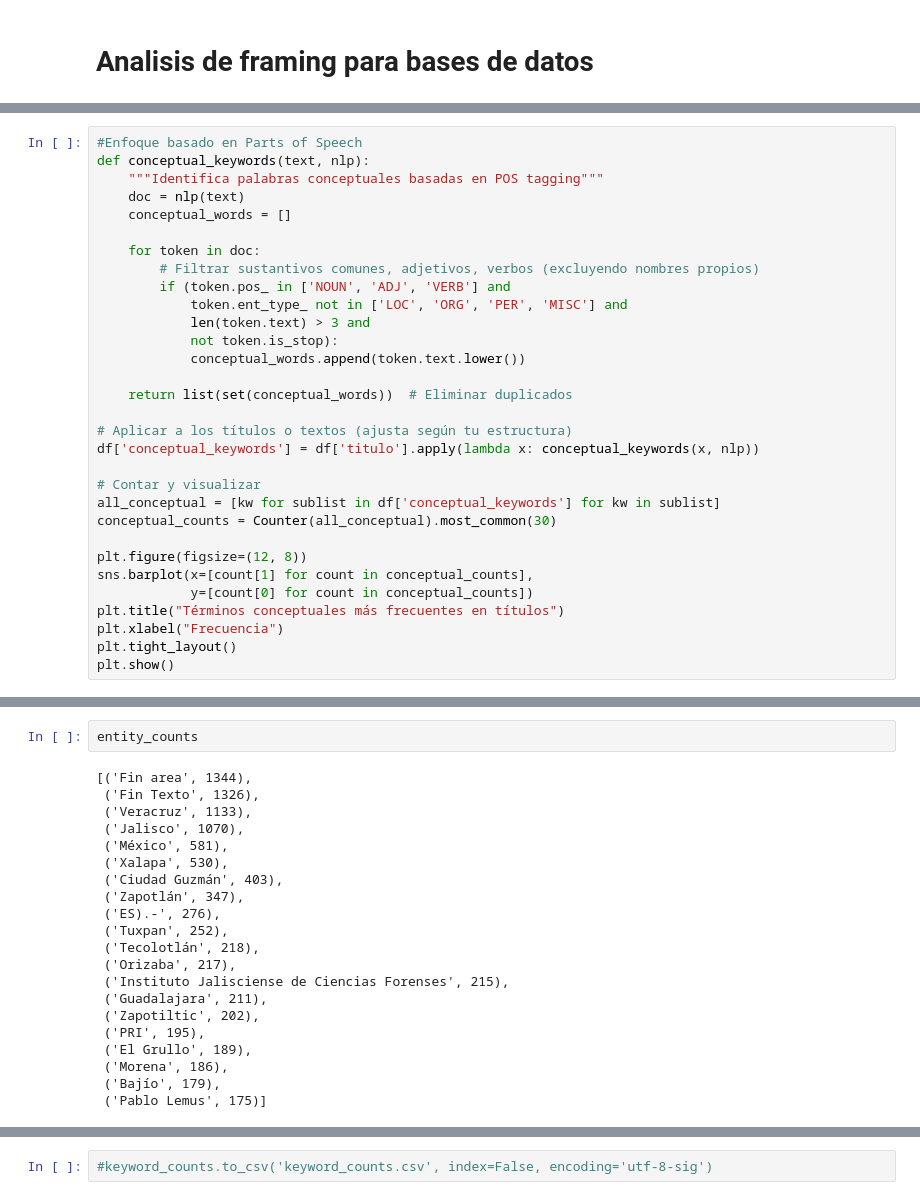
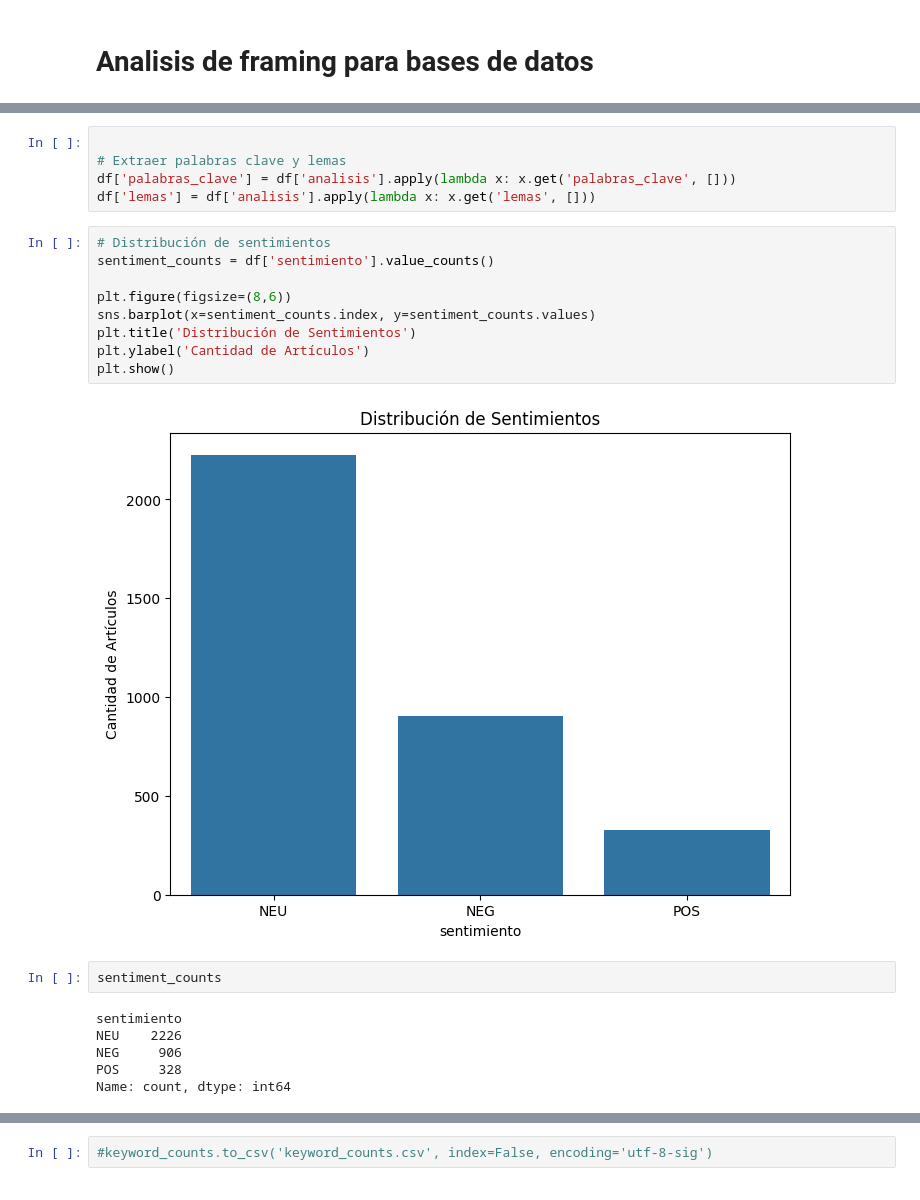
Before and after one commit to adrianodreamer/udg_paper, a Jupyter notebook: framing.ipynb, the cells around one changed output, grey strips where cells are left out. Saved outputs shown, nothing was run; the diff lists cells and outputs as text.

```diff
--- a/framing.ipynb
+++ b/framing.ipynb
@@ -138,31 +105,0 @@ NameError: name 'filtered_keywords_counts' is not defined
-# %%
-#Enfoque basado en Parts of Speech
-def conceptual_keywords(text, nlp):
-    """Identifica palabras conceptuales basadas en POS tagging"""
-    doc = nlp(text)
-    conceptual_words = []
-
-    for token in doc:
-        # Filtrar sustantivos comunes, adjetivos, verbos (excluyendo nombres propios)
-        if (token.pos_ in ['NOUN', 'ADJ', 'VERB'] and
-            token.ent_type_ not in ['LOC', 'ORG', 'PER', 'MISC'] and
-            len(token.text) > 3 and
-            not token.is_stop):
-            conceptual_words.append(token.text.lower())
-
-    return list(set(conceptual_words))  # Eliminar duplicados
-
-# Aplicar a los títulos o textos (ajusta según tu estructura)
-df['conceptual_keywords'] = df['titulo'].apply(lambda x: conceptual_keywords(x, nlp))
-
-# Contar y visualizar
-all_conceptual = [kw for sublist in df['conceptual_keywords'] for kw in sublist]
-conceptual_counts = Counter(all_conceptual).most_common(30)
-
-plt.figure(figsize=(12, 8))
-sns.barplot(x=[count[1] for count in conceptual_counts],
-            y=[count[0] for count in conceptual_counts])
-plt.title("Términos conceptuales más frecuentes en títulos")
-plt.xlabel("Frecuencia")
-plt.tight_layout()
-plt.show()
@@ -212,23 +106,24 @@ all_entities
-# %%
-entity_counts
-# %% [output]
-[('Fin area', 1344),
- ('Fin Texto', 1326),
- ('Veracruz', 1133),
- ('Jalisco', 1070),
- ('México', 581),
- ('Xalapa', 530),
- ('Ciudad Guzmán', 403),
- ('Zapotlán', 347),
- ('ES).-', 276),
- ('Tuxpan', 252),
- ('Tecolotlán', 218),
- ('Orizaba', 217),
- ('Instituto Jalisciense de Ciencias Forenses', 215),
- ('Guadalajara', 211),
- ('Zapotiltic', 202),
- ('PRI', 195),
- ('El Grullo', 189),
- ('Morena', 186),
- ('Bajío', 179),
- ('Pablo Lemus', 175)]
+# %%
+
+# Extraer palabras clave y lemas
+df['palabras_clave'] = df['analisis'].apply(lambda x: x.get('palabras_clave', []))
+df['lemas'] = df['analisis'].apply(lambda x: x.get('lemas', []))
+# %%
+# Distribución de sentimientos
+sentiment_counts = df['sentimiento'].value_counts()
+
+plt.figure(figsize=(8,6))
+sns.barplot(x=sentiment_counts.index, y=sentiment_counts.values)
+plt.title('Distribución de Sentimientos')
+plt.ylabel('Cantidad de Artículos')
+plt.show()
+# %% [output]
+[figure, added]
+# %%
+sentiment_counts
+# %% [output]
+sentimiento
+NEU    2226
+NEG     906
+POS     328
+Name: count, dtype: int64
```
Also changed, not shown: parts of 27 cells of this notebook, 6 other files.
